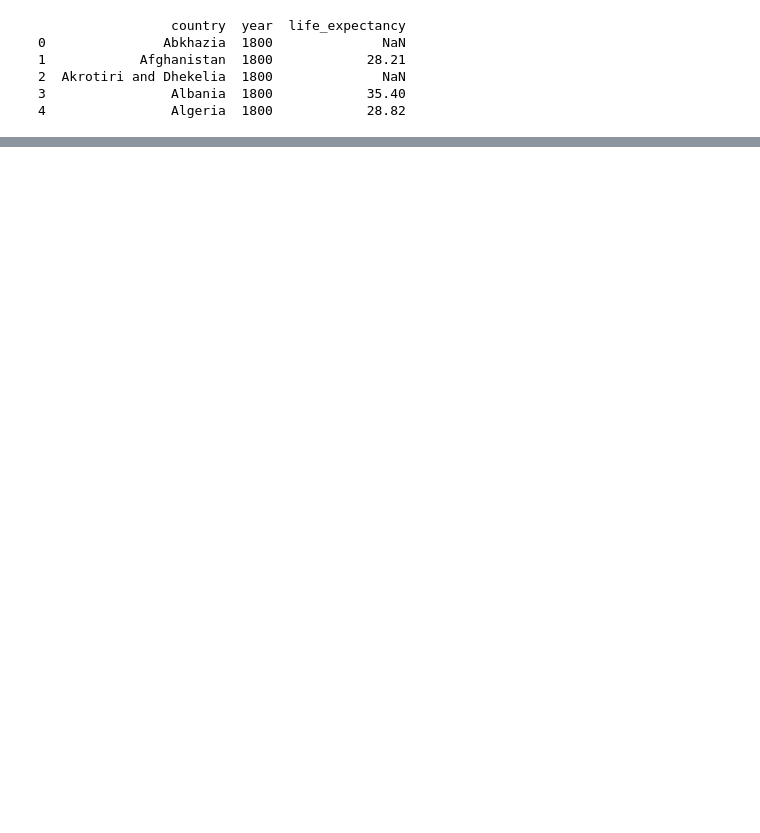
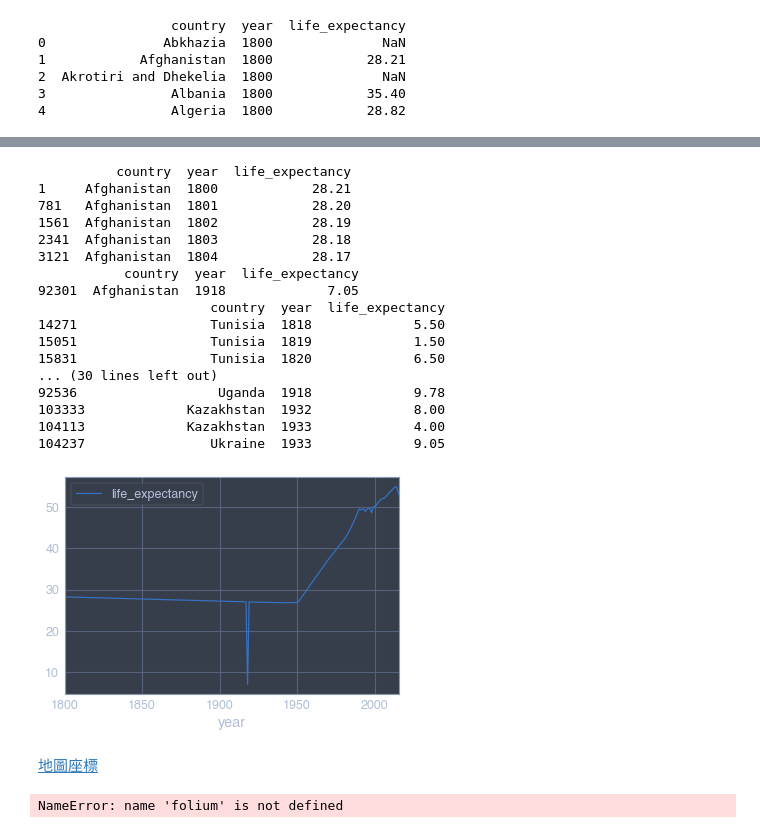
Before and after one commit to ellickhou/DataCamp, a Jupyter notebook: Course_5_Cleaning Data in Python/CH5_Case study.ipynb, the cells around one changed output, grey strips where cells are left out. Saved outputs shown, nothing was run; the diff lists cells and outputs as text; code cells hidden in the pictures; blank space fills up the shorter version.

```diff
--- a/Course_5_Cleaning Data in Python/CH5_Case study.ipynb
+++ b/Course_5_Cleaning Data in Python/CH5_Case study.ipynb
@@ -247,0 +330,32 @@ Name: country, Length: 260, dtype: bool
+# %%
+Afghanistan_li_exp = gapminder_melt[gapminder_melt.country == ('Afghanistan')]
+print(Afghanistan_li_exp.head())
+Afghanistan_li_exp.plot(x='year', y='life_expectancy')
+print(Afghanistan_li_exp[Afghanistan_li_exp.life_expectancy <= 25])
+
+print(gapminder_melt[gapminder_melt.life_expectancy <= 10])
+# %% [output]
+          country  year  life_expectancy
+1     Afghanistan  1800            28.21
+781   Afghanistan  1801            28.20
+1561  Afghanistan  1802            28.19
+2341  Afghanistan  1803            28.18
+3121  Afghanistan  1804            28.17
+           country  year  life_expectancy
+92301  Afghanistan  1918             7.05
+                      country  year  life_expectancy
+14271                 Tunisia  1818             5.50
+15051                 Tunisia  1819             1.50
+15831                 Tunisia  1820             6.50
+... (30 lines left out)
+92536                  Uganda  1918             9.78
+103333             Kazakhstan  1932             8.00
+104113             Kazakhstan  1933             4.00
+104237                Ukraine  1933             9.05
+[figure, added]
+# %% [markdown]
+[地圖座標](https://github.com/python-visualization/folium/tree/master/examples/data)
+# %%
+help(folium.Choropleth)
+# %% [output]
+NameError: name 'folium' is not defined
```
Also changed, not shown: parts of 13 cells of this notebook.
